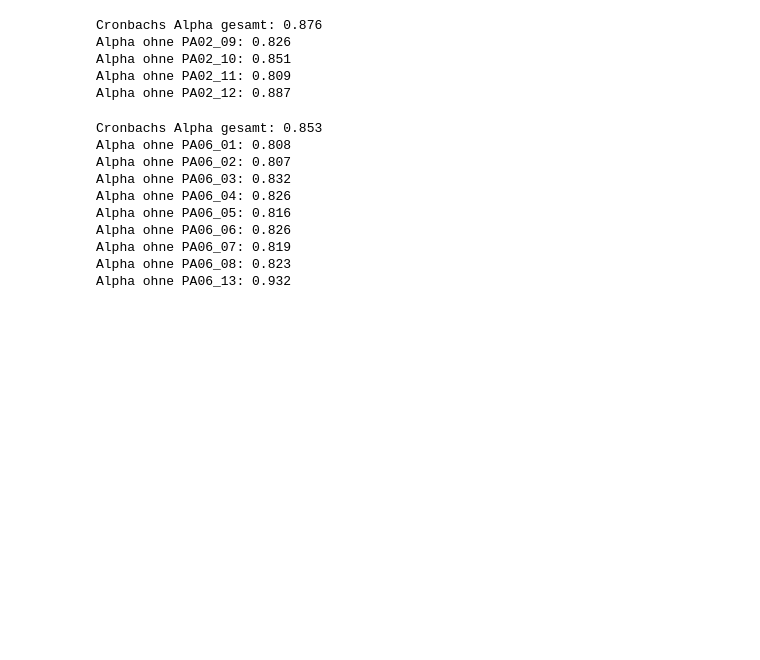
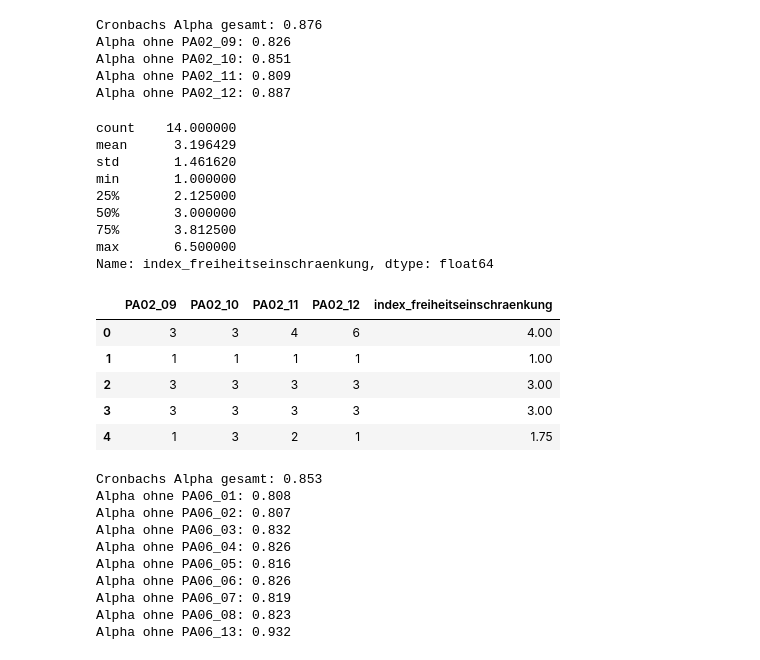
Before and after one commit to lara-polat/KI_Demokratie, a Jupyter notebook: analysis1.ipynb, the cells around one changed output. Saved outputs shown, nothing was run; the diff lists cells and outputs as text; code cells hidden in the pictures; blank space fills up the shorter version.

```diff
--- a/analysis1.ipynb
+++ b/analysis1.ipynb
@@ -250,6 +302,29 @@ Alpha ohne PA02_09: 0.826
 Alpha ohne PA02_10: 0.851
 Alpha ohne PA02_11: 0.809
 Alpha ohne PA02_12: 0.887
+# %%
+# Mittelwertindex: wahrgenommene Freiheitseinschränkung
+df_masterprojekt1["index_freiheitseinschraenkung"] = df_masterprojekt1[["PA02_09", "PA02_10", "PA02_11", "PA02_12"]].mean(axis=1, skipna=True)
+
+# Kontrolle: Verteilung und erste Werte
+print(df_masterprojekt1["index_freiheitseinschraenkung"].describe())
+df_masterprojekt1[["PA02_09", "PA02_10", "PA02_11", "PA02_12", "index_freiheitseinschraenkung"]].head(5)
+# %% [output]
+count    14.000000
+mean      3.196429
+std       1.461620
+min       1.000000
+25%       2.125000
+50%       3.000000
+75%       3.812500
+max       6.500000
+Name: index_freiheitseinschraenkung, dtype: float64
+|  | PA02_09 | PA02_10 | PA02_11 | PA02_12 | index_freiheitseinschraenkung |
+| 0 | 3 | 3 | 4 | 6 | 4.00 |
+| 1 | 1 | 1 | 1 | 1 | 1.00 |
+| 2 | 3 | 3 | 3 | 3 | 3.00 |
+| 3 | 3 | 3 | 3 | 3 | 3.00 |
+| 4 | 1 | 3 | 2 | 1 | 1.75 |
 # %%
 # affektive Reaktanz-Dimension
 
```
Also changed, not shown: parts of 18 cells of this notebook.
